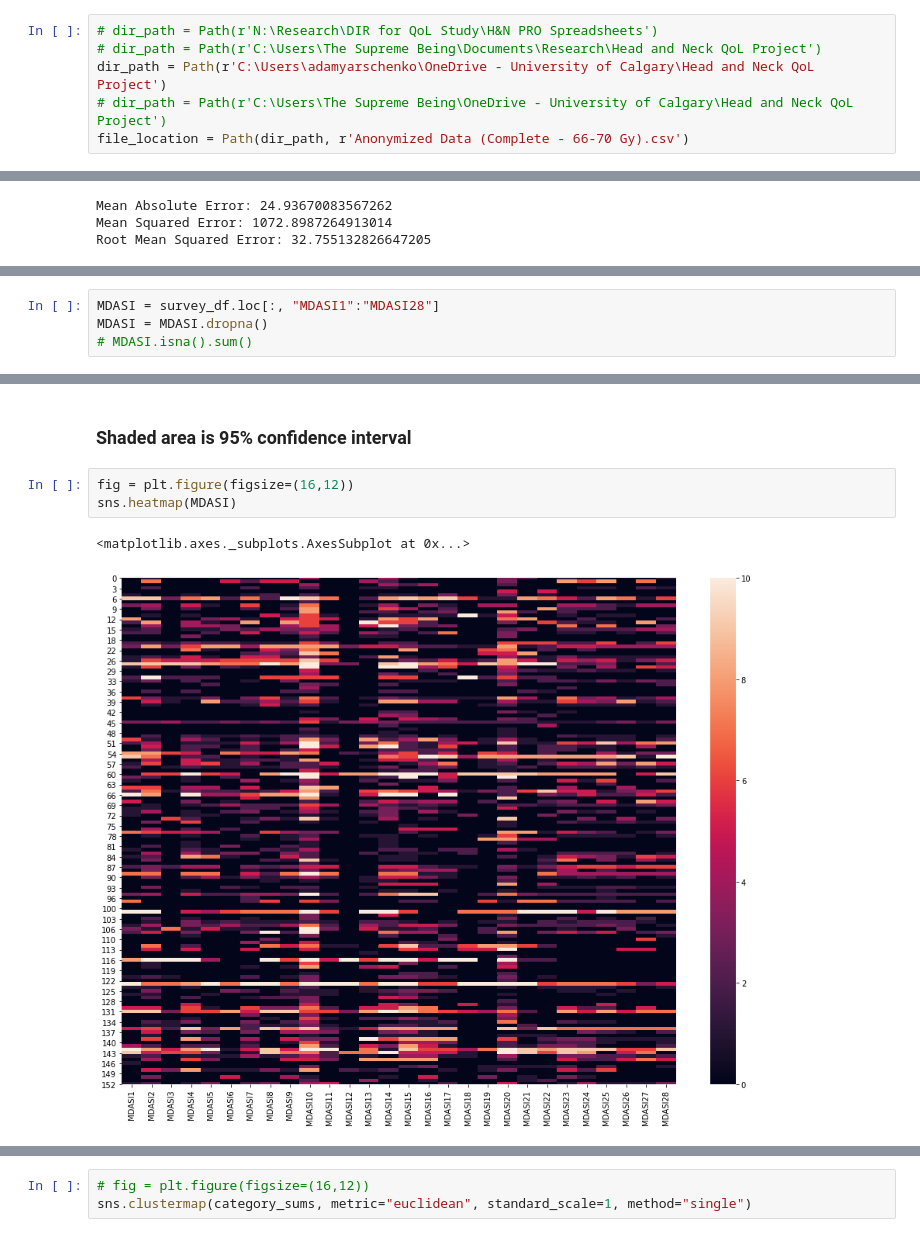
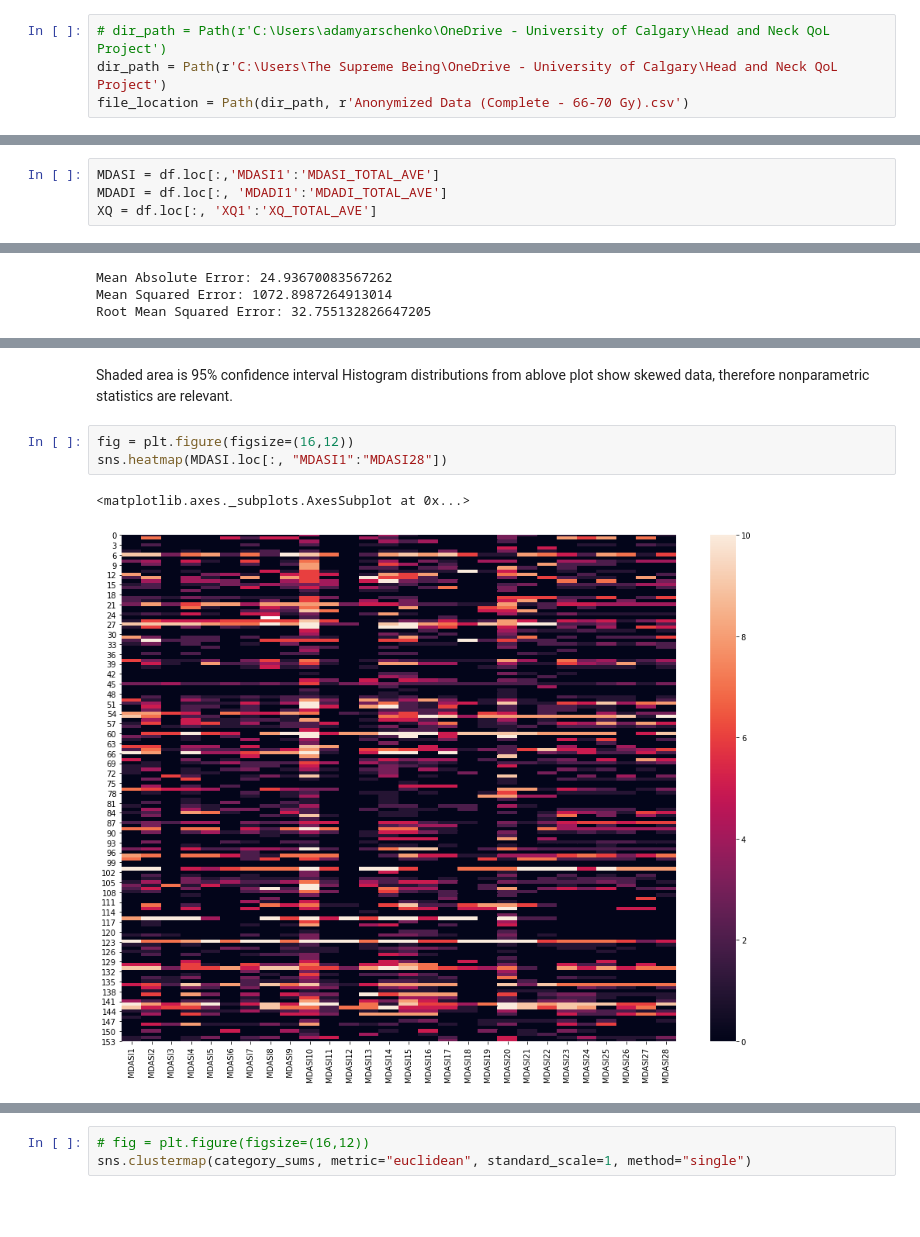
Before and after one commit to Admodan/Research, a Jupyter notebook: Python Scripts/QoL Survey Study.ipynb, the cells around one changed output, grey strips where cells are left out. Cells and saved outputs as stored; diff of their text form; blank space fills up the shorter version.

```diff
--- a/Python Scripts/QoL Survey Study.ipynb
+++ b/Python Scripts/QoL Survey Study.ipynb
@@ -13,8 +13,6 @@ from mpl_toolkits.mplot3d import Axes3D
 from pathlib import Path
 import os
 # %%
-# dir_path = Path(r'N:\Research\DIR for QoL Study\H&N PRO Spreadsheets')
-# dir_path = Path(r'C:\Users\The Supreme Being\Documents\Research\Head and Neck QoL Project')
-dir_path = Path(r'C:\Users\adamyarschenko\OneDrive - University of Calgary\Head and Neck QoL Project')
-# dir_path = Path(r'C:\Users\The Supreme Being\OneDrive - University of Calgary\Head and Neck QoL Project')
+# dir_path = Path(r'C:\Users\adamyarschenko\OneDrive - University of Calgary\Head and Neck QoL Project')
+dir_path = Path(r'C:\Users\The Supreme Being\OneDrive - University of Calgary\Head and Neck QoL Project')
 file_location = Path(dir_path, r'Anonymized Data (Complete - 66-70 Gy).csv')
@@ -33,0 +23,4 @@ df.head(5)
+# %%
+MDASI = df.loc[:,'MDASI1':'MDASI_TOTAL_AVE']
+MDADI = df.loc[:, 'MDADI1':'MDADI_TOTAL_AVE']
+XQ = df.loc[:, 'XQ1':'XQ_TOTAL_AVE']
@@ -274,4 +222,0 @@ corr_table
-# %%
-MDASI = survey_df.loc[:, "MDASI1":"MDASI28"]
-MDASI = MDASI.dropna()
-# MDASI.isna().sum()
@@ -295,8 +254,9 @@ plt.show()
-# %% [markdown]
-### Shaded area is 95% confidence interval
+# %% [markdown]
+Shaded area is 95% confidence interval
+Histogram distributions from ablove plot show skewed data, therefore nonparametric statistics are relevant.
 # %%
 fig = plt.figure(figsize=(16,12))
-sns.heatmap(MDASI)
+sns.heatmap(MDASI.loc[:, "MDASI1":"MDASI28"])
 # %% [output]
 <matplotlib.axes._subplots.AxesSubplot at 0x...>
-[figure, old version]
+[figure, new version]
```
Also changed, not shown: parts of 48 cells of this notebook.
